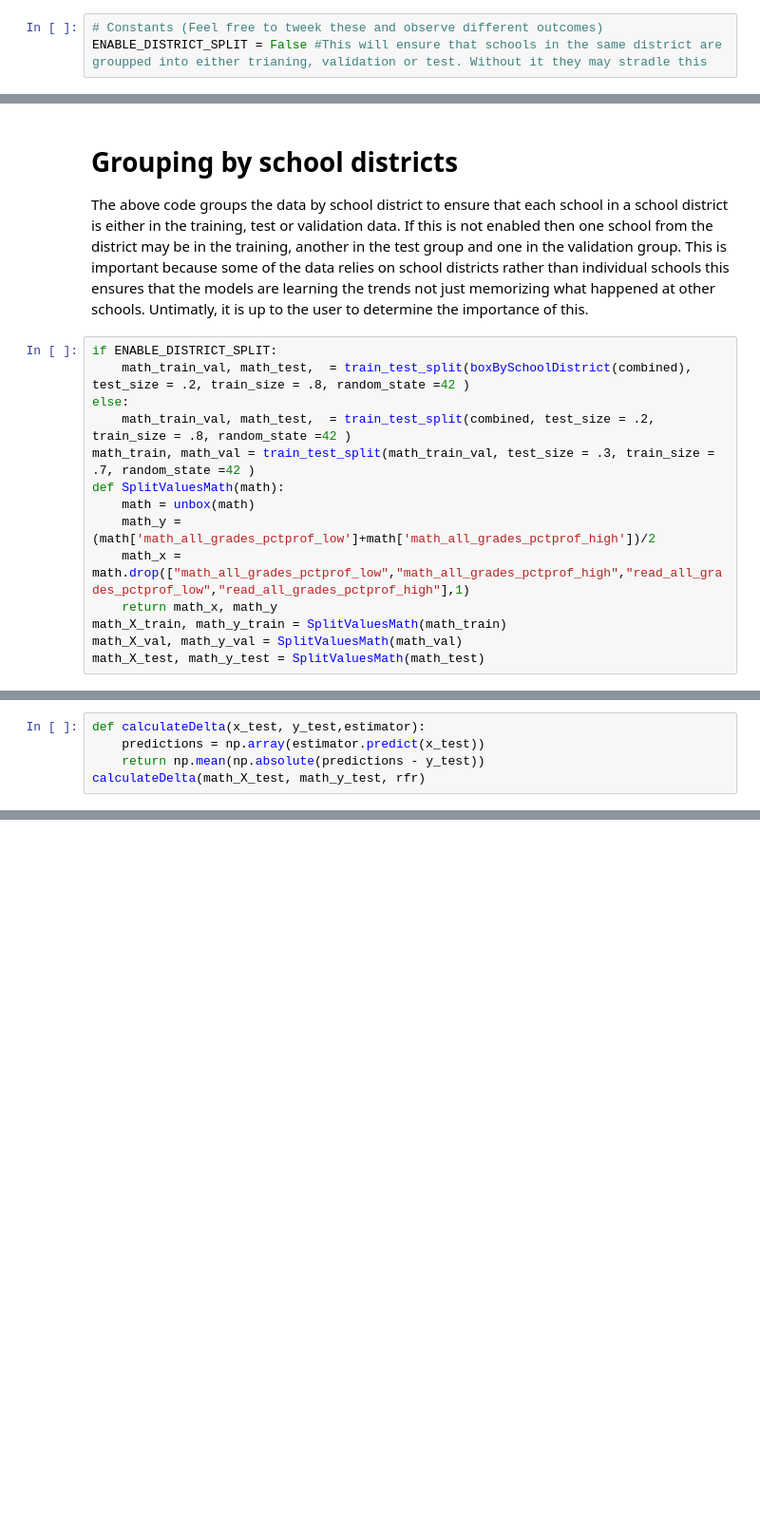
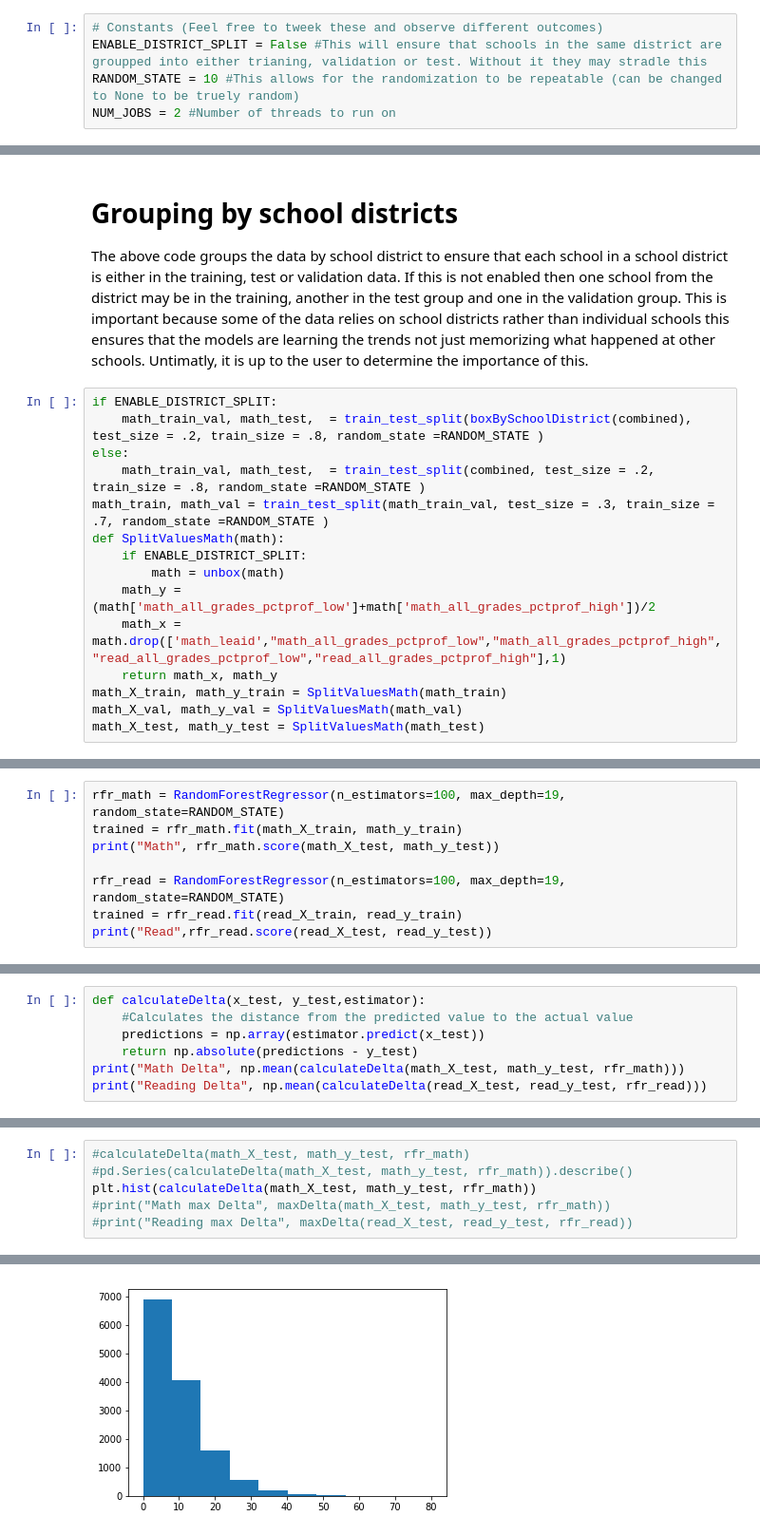
Before and after one commit to mrblithe-widener/Senior-Project-2018-2019, a Jupyter notebook: Models/Random Forest.ipynb, the cells around one changed output, grey strips where cells are left out. Shown at 95% size. Saved outputs shown, nothing was run; the diff lists cells and outputs as text; blank space fills up the shorter version.

Commit message:
Completed random forrest

```diff
--- a/Models/Random Forest.ipynb
+++ b/Models/Random Forest.ipynb
@@ -8,6 +8,8 @@ from sklearn.model_selection import train_test_split
 # %%
 # Constants (Feel free to tweek these and observe different outcomes)
 ENABLE_DISTRICT_SPLIT = False #This will ensure that schools in the same district are groupped into either trianing, validation or test. Without it they may stradle this
+RANDOM_STATE = 10 #This allows for the randomization to be repeatable (can be changed to None to be truely random)
+NUM_JOBS = 2 #Number of threads to run on
 # %%
 #Loading the data with pandas
 math = pd.read_csv("../Data/math.csv")
@@ -93,14 +160,15 @@ def unbox(entryGroups):
 The above code groups the data by school district to ensure that each school in a school district is either in the training, test or validation data. If this is not enabled then one school from the district may be in the training, another in the test group and one in the validation group. This is important because some of the data relies on school districts rather than individual schools this ensures that the models are learning the trends not just memorizing what happened at other schools. Untimatly, it is up to the user to determine the importance of this.
 # %%
 if ENABLE_DISTRICT_SPLIT:
-    math_train_val, math_test,  = train_test_split(boxBySchoolDistrict(combined), test_size = .2, train_size = .8, random_state =42 )
+    math_train_val, math_test,  = train_test_split(boxBySchoolDistrict(combined), test_size = .2, train_size = .8, random_state =RANDOM_STATE )
 else:
-    math_train_val, math_test,  = train_test_split(combined, test_size = .2, train_size = .8, random_state =42 )
-math_train, math_val = train_test_split(math_train_val, test_size = .3, train_size = .7, random_state =42 )
+    math_train_val, math_test,  = train_test_split(combined, test_size = .2, train_size = .8, random_state =RANDOM_STATE )
+math_train, math_val = train_test_split(math_train_val, test_size = .3, train_size = .7, random_state =RANDOM_STATE )
 def SplitValuesMath(math):
-    math = unbox(math)
+    if ENABLE_DISTRICT_SPLIT:
+        math = unbox(math)
     math_y = (math['math_all_grades_pctprof_low']+math['math_all_grades_pctprof_high'])/2
-    math_x = math.drop(["math_all_grades_pctprof_low","math_all_grades_pctprof_high","read_all_grades_pctprof_low","read_all_grades_pctprof_high"],1)
+    math_x = math.drop(['math_leaid',"math_all_grades_pctprof_low","math_all_grades_pctprof_high","read_all_grades_pctprof_low","read_all_grades_pctprof_high"],1)
     return math_x, math_y
 math_X_train, math_y_train = SplitValuesMath(math_train)
 math_X_val, math_y_val = SplitValuesMath(math_val)
@@ -126,0 +207,8 @@ print(rfr.score(math_X_test, math_y_test))
+# %%
+rfr_math = RandomForestRegressor(n_estimators=100, max_depth=19, random_state=RANDOM_STATE)
+trained = rfr_math.fit(math_X_train, math_y_train)
+print("Math", rfr_math.score(math_X_test, math_y_test))
+
+rfr_read = RandomForestRegressor(n_estimators=100, max_depth=19, random_state=RANDOM_STATE)
+trained = rfr_read.fit(read_X_train, read_y_train)
+print("Read",rfr_read.score(read_X_test, read_y_test))
@@ -127,5 +218,7 @@ print(rfr.score(math_X_test, math_y_test))
 # %%
 def calculateDelta(x_test, y_test,estimator):
+    #Calculates the distance from the predicted value to the actual value
     predictions = np.array(estimator.predict(x_test))
-    return np.mean(np.absolute(predictions - y_test))
-calculateDelta(math_X_test, math_y_test, rfr)
+    return np.absolute(predictions - y_test)
+print("Math Delta", np.mean(calculateDelta(math_X_test, math_y_test, rfr_math)))
+print("Reading Delta", np.mean(calculateDelta(read_X_test, read_y_test, rfr_read)))
@@ -131,0 +228,7 @@ calculateDelta(math_X_test, math_y_test, rfr)
+# %%
+#calculateDelta(math_X_test, math_y_test, rfr_math)
+#pd.Series(calculateDelta(math_X_test, math_y_test, rfr_math)).describe()
+plt.hist(calculateDelta(math_X_test, math_y_test, rfr_math))
+#print("Math max Delta", maxDelta(math_X_test, math_y_test, rfr_math))
+#print("Reading max Delta", maxDelta(read_X_test, read_y_test, rfr_read))
+# %% [output]
@@ -132 +241,2 @@ calculateDelta(math_X_test, math_y_test, rfr)
+[figure, added]
 # %%
```
Also changed, not shown: parts of 15 cells of this notebook, 4 other files.
